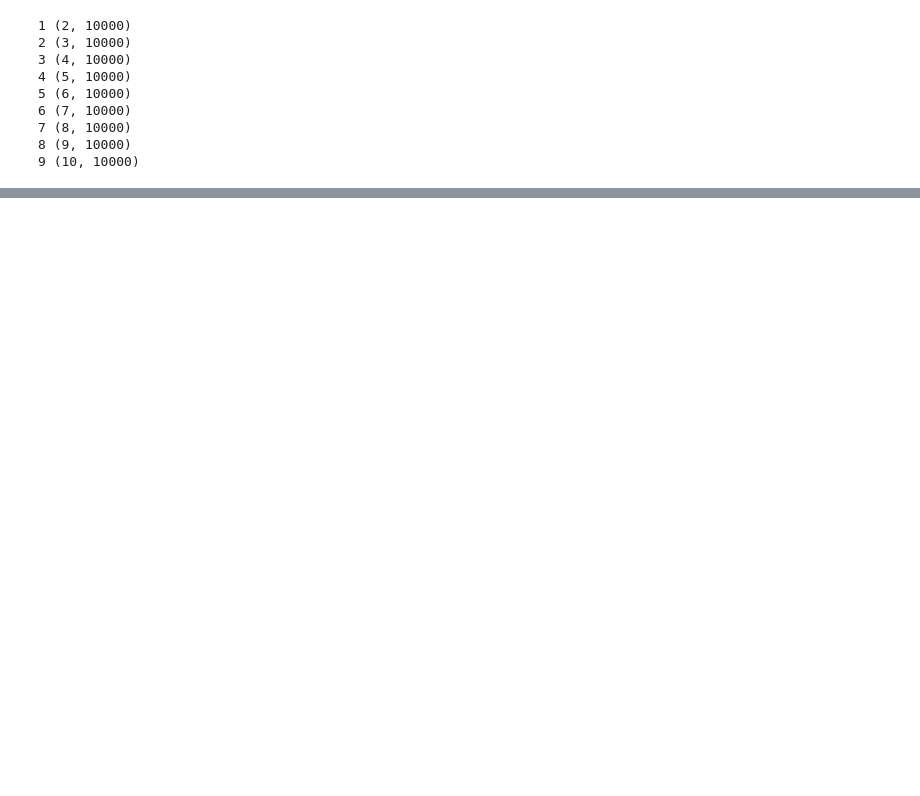
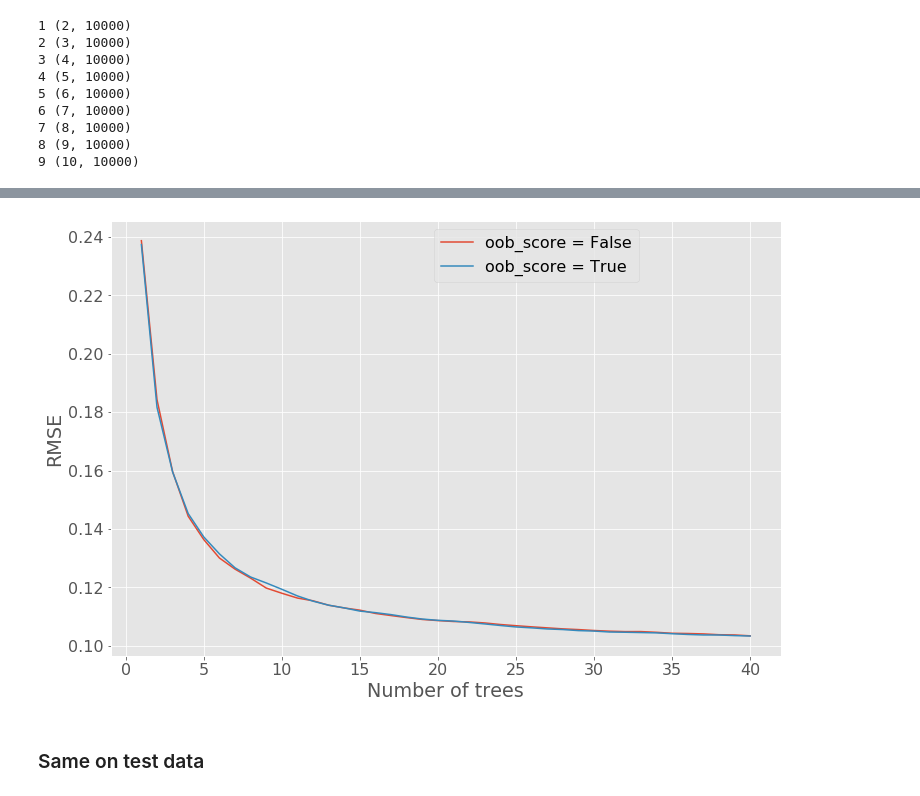
Before and after one commit to bogeholm/fastai-intro-to-ml, a Jupyter notebook: 2-random-forest-deep-dive.ipynb, the cells around one changed output, grey strips where cells are left out. Saved outputs shown, nothing was run; the diff lists cells and outputs as text; code cells hidden in the pictures; blank space fills up the shorter version.

Commit message:
Add oob_score=True and compare

```diff
--- a/2-random-forest-deep-dive.ipynb
+++ b/2-random-forest-deep-dive.ipynb
@@ -347,0 +350,3 @@ array([[11.03488966, 10.73639668,  9.21034037, 10.55841352,  9.30565055],
+# %%
+model_40 = RandomForestRegressor(n_estimators=40, n_jobs=-1)
+model_40_oob = RandomForestRegressor(n_estimators=40, oob_score=True, n_jobs=-1)
@@ -347,0 +366,34 @@ array([[11.03488966, 10.73639668,  9.21034037, 10.55841352,  9.30565055],
+# %%
+preds_40 = predict_trees_cumulative(model_40, X_train)
+preds_40_oob = predict_trees_cumulative(model_40_oob, X_train)
+# %%
+def rmse_rowwise(predictions, y_vals):
+    """ Apply RMSE rowwise
+    """
+    # columns of predictions correspond to entries in y_vals
+    assert np.shape(predictions)[1] == np.shape(y_vals)[0]
+    # vector
+    assert len(np.shape(y_vals)) == 1
+
+    return np.array([rmse(y_vals, predictions[idx, :]) for idx in range(np.shape(predictions)[0])])
+# %%
+preds_40_rmse = rmse_rowwise(preds_40, y_train)
+preds_40_rmse_oob = rmse_rowwise(preds_40_oob, y_train)
+# %%
+figsize(12, 8)
+fig, ax = plt.subplots(1, 1)
+
+xax = np.arange(1, np.shape(preds_40_rmse)[0]+1)
+
+ax.plot(xax, preds_40_rmse, label='oob_score = False')
+ax.plot(xax, preds_40_rmse_oob, label='oob_score = True')
+
+ax.set_xlabel('Number of trees')
+ax.set_ylabel('RMSE')
+
+ax.legend()
+ax.get_legend().set_bbox_to_anchor((0.8, 1))
+# %% [output]
+[figure, added]
+# %% [markdown]
+### Same on test data
```
Also changed, not shown: parts of 17 cells of this notebook.
